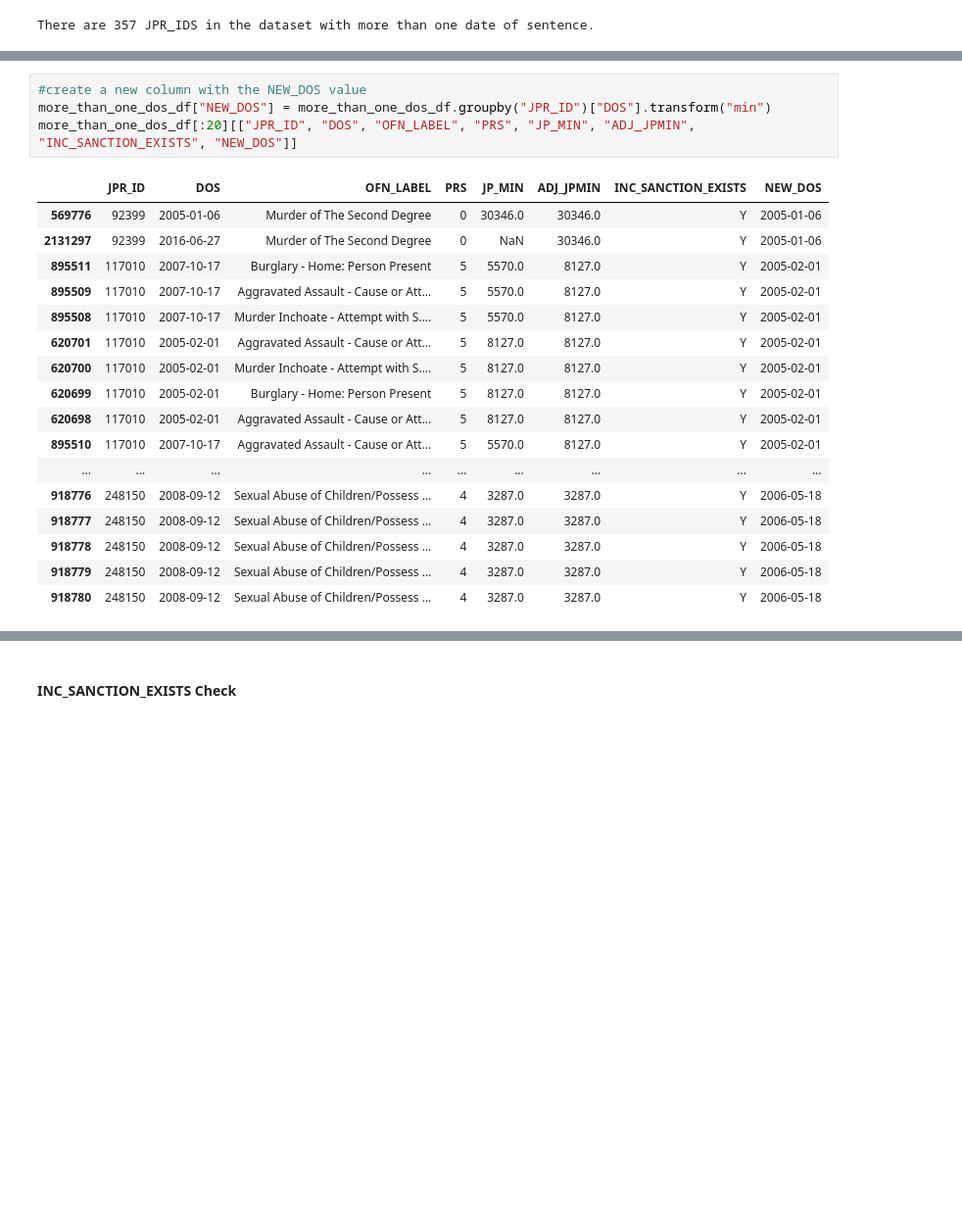
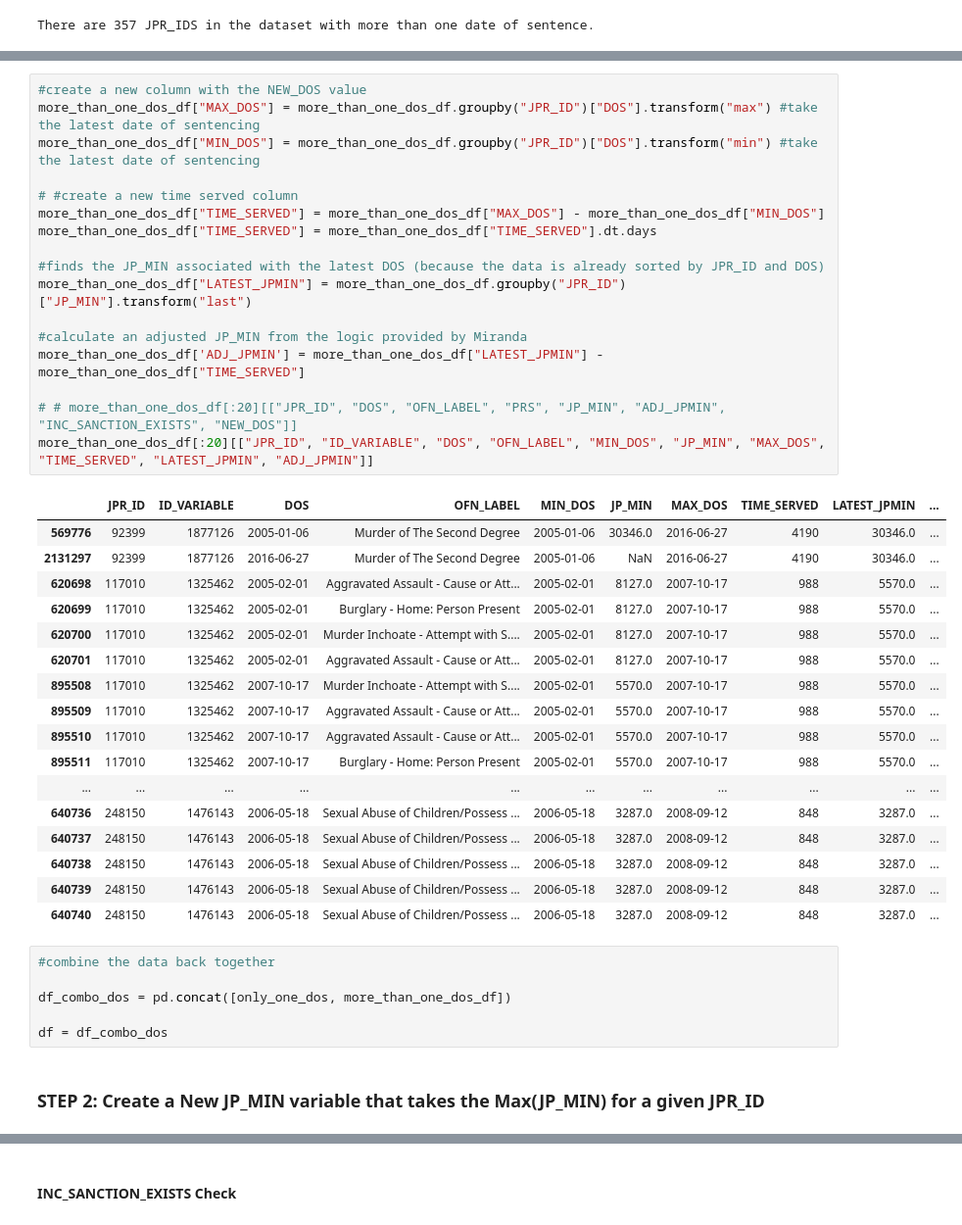
Before and after one commit to aud-z/PA_sentencing, a Jupyter notebook: data_cleaning_pipeline.ipynb, the cells around one changed output, grey strips where cells are left out. Shown at 98% size. Saved outputs shown, nothing was run; the diff lists cells and outputs as text; blank space fills up the shorter version.

```diff
--- a/data_cleaning_pipeline.ipynb
+++ b/data_cleaning_pipeline.ipynb
@@ -245,22 +210,43 @@ more_than_one_dos_df[:20][["JPR_ID", "DOS", "OFN_LABEL", "PRS", "JP_MIN", "ADJ_J
-# %%
-#create a new column with the NEW_DOS value
-more_than_one_dos_df["NEW_DOS"] = more_than_one_dos_df.groupby("JPR_ID")["DOS"].transform("min")
-more_than_one_dos_df[:20][["JPR_ID", "DOS", "OFN_LABEL", "PRS", "JP_MIN", "ADJ_JPMIN", "INC_SANCTION_EXISTS", "NEW_DOS"]]
-# %% [output]
-|  | JPR_ID | DOS | OFN_LABEL | PRS | JP_MIN | ADJ_JPMIN | INC_SANCTION_EXISTS | NEW_DOS |
-| 569776 | 92399 | 2005-01-06 | Murder of The Second Degree | 0 | 30346.0 | 30346.0 | Y | 2005-01-06 |
-| 2131297 | 92399 | 2016-06-27 | Murder of The Second Degree | 0 | NaN | 30346.0 | Y | 2005-01-06 |
-| 895511 | 117010 | 2007-10-17 | Burglary - Home: Person Present | 5 | 5570.0 | 8127.0 | Y | 2005-02-01 |
-| 895509 | 117010 | 2007-10-17 | Aggravated Assault - Cause or Att... | 5 | 5570.0 | 8127.0 | Y | 2005-02-01 |
-| 895508 | 117010 | 2007-10-17 | Murder Inchoate - Attempt with S.... | 5 | 5570.0 | 8127.0 | Y | 2005-02-01 |
-| 620701 | 117010 | 2005-02-01 | Aggravated Assault - Cause or Att... | 5 | 8127.0 | 8127.0 | Y | 2005-02-01 |
-| 620700 | 117010 | 2005-02-01 | Murder Inchoate - Attempt with S.... | 5 | 8127.0 | 8127.0 | Y | 2005-02-01 |
-| 620699 | 117010 | 2005-02-01 | Burglary - Home: Person Present | 5 | 8127.0 | 8127.0 | Y | 2005-02-01 |
-| 620698 | 117010 | 2005-02-01 | Aggravated Assault - Cause or Att... | 5 | 8127.0 | 8127.0 | Y | 2005-02-01 |
-| 895510 | 117010 | 2007-10-17 | Aggravated Assault - Cause or Att... | 5 | 5570.0 | 8127.0 | Y | 2005-02-01 |
-| ... | ... | ... | ... | ... | ... | ... | ... | ... |
-| 918776 | 248150 | 2008-09-12 | Sexual Abuse of Children/Possess ... | 4 | 3287.0 | 3287.0 | Y | 2006-05-18 |
-| 918777 | 248150 | 2008-09-12 | Sexual Abuse of Children/Possess ... | 4 | 3287.0 | 3287.0 | Y | 2006-05-18 |
-| 918778 | 248150 | 2008-09-12 | Sexual Abuse of Children/Possess ... | 4 | 3287.0 | 3287.0 | Y | 2006-05-18 |
-| 918779 | 248150 | 2008-09-12 | Sexual Abuse of Children/Possess ... | 4 | 3287.0 | 3287.0 | Y | 2006-05-18 |
-| 918780 | 248150 | 2008-09-12 | Sexual Abuse of Children/Possess ... | 4 | 3287.0 | 3287.0 | Y | 2006-05-18 |
+# %%
+#create a new column with the NEW_DOS value
+more_than_one_dos_df["MAX_DOS"] = more_than_one_dos_df.groupby("JPR_ID")["DOS"].transform("max") #take the latest date of sentencing
+more_than_one_dos_df["MIN_DOS"] = more_than_one_dos_df.groupby("JPR_ID")["DOS"].transform("min") #take the latest date of sentencing
+
+# #create a new time served column
+more_than_one_dos_df["TIME_SERVED"] = more_than_one_dos_df["MAX_DOS"] - more_than_one_dos_df["MIN_DOS"]
+more_than_one_dos_df["TIME_SERVED"] = more_than_one_dos_df["TIME_SERVED"].dt.days
+
+#finds the JP_MIN associated with the latest DOS (because the data is already sorted by JPR_ID and DOS)
+more_than_one_dos_df["LATEST_JPMIN"] = more_than_one_dos_df.groupby("JPR_ID")["JP_MIN"].transform("last")
+
+#calculate an adjusted JP_MIN from the logic provided by Miranda
+more_than_one_dos_df['ADJ_JPMIN'] = more_than_one_dos_df["LATEST_JPMIN"] - more_than_one_dos_df["TIME_SERVED"]
+
+# # more_than_one_dos_df[:20][["JPR_ID", "DOS", "OFN_LABEL", "PRS", "JP_MIN", "ADJ_JPMIN", "INC_SANCTION_EXISTS", "NEW_DOS"]]
+more_than_one_dos_df[:20][["JPR_ID", "ID_VARIABLE", "DOS", "OFN_LABEL", "MIN_DOS", "JP_MIN", "MAX_DOS", "TIME_SERVED", "LATEST_JPMIN", "ADJ_JPMIN"]]
+# %% [output]
+|  | JPR_ID | ID_VARIABLE | DOS | OFN_LABEL | MIN_DOS | JP_MIN | MAX_DOS | TIME_SERVED | LATEST_JPMIN | ... |
+| 569776 | 92399 | 1877126 | 2005-01-06 | Murder of The Second Degree | 2005-01-06 | 30346.0 | 2016-06-27 | 4190 | 30346.0 | ... |
+| 2131297 | 92399 | 1877126 | 2016-06-27 | Murder of The Second Degree | 2005-01-06 | NaN | 2016-06-27 | 4190 | 30346.0 | ... |
+| 620698 | 117010 | 1325462 | 2005-02-01 | Aggravated Assault - Cause or Att... | 2005-02-01 | 8127.0 | 2007-10-17 | 988 | 5570.0 | ... |
+| 620699 | 117010 | 1325462 | 2005-02-01 | Burglary - Home: Person Present | 2005-02-01 | 8127.0 | 2007-10-17 | 988 | 5570.0 | ... |
+| 620700 | 117010 | 1325462 | 2005-02-01 | Murder Inchoate - Attempt with S.... | 2005-02-01 | 8127.0 | 2007-10-17 | 988 | 5570.0 | ... |
+| 620701 | 117010 | 1325462 | 2005-02-01 | Aggravated Assault - Cause or Att... | 2005-02-01 | 8127.0 | 2007-10-17 | 988 | 5570.0 | ... |
+| 895508 | 117010 | 1325462 | 2007-10-17 | Murder Inchoate - Attempt with S.... | 2005-02-01 | 5570.0 | 2007-10-17 | 988 | 5570.0 | ... |
+| 895509 | 117010 | 1325462 | 2007-10-17 | Aggravated Assault - Cause or Att... | 2005-02-01 | 5570.0 | 2007-10-17 | 988 | 5570.0 | ... |
+| 895510 | 117010 | 1325462 | 2007-10-17 | Aggravated Assault - Cause or Att... | 2005-02-01 | 5570.0 | 2007-10-17 | 988 | 5570.0 | ... |
+| 895511 | 117010 | 1325462 | 2007-10-17 | Burglary - Home: Person Present | 2005-02-01 | 5570.0 | 2007-10-17 | 988 | 5570.0 | ... |
+| ... | ... | ... | ... | ... | ... | ... | ... | ... | ... | ... |
+| 640736 | 248150 | 1476143 | 2006-05-18 | Sexual Abuse of Children/Possess ... | 2006-05-18 | 3287.0 | 2008-09-12 | 848 | 3287.0 | ... |
+| 640737 | 248150 | 1476143 | 2006-05-18 | Sexual Abuse of Children/Possess ... | 2006-05-18 | 3287.0 | 2008-09-12 | 848 | 3287.0 | ... |
+| 640738 | 248150 | 1476143 | 2006-05-18 | Sexual Abuse of Children/Possess ... | 2006-05-18 | 3287.0 | 2008-09-12 | 848 | 3287.0 | ... |
+| 640739 | 248150 | 1476143 | 2006-05-18 | Sexual Abuse of Children/Possess ... | 2006-05-18 | 3287.0 | 2008-09-12 | 848 | 3287.0 | ... |
+| 640740 | 248150 | 1476143 | 2006-05-18 | Sexual Abuse of Children/Possess ... | 2006-05-18 | 3287.0 | 2008-09-12 | 848 | 3287.0 | ... |
+# %%
+#combine the data back together
+
+df_combo_dos = pd.concat([only_one_dos, more_than_one_dos_df])
+
+df = df_combo_dos
+# %% [markdown]
+### **STEP 2:** Create a New JP_MIN variable that takes the Max(JP_MIN) for a given JPR_ID
```
Also changed, not shown: parts of 25 cells of this notebook.
